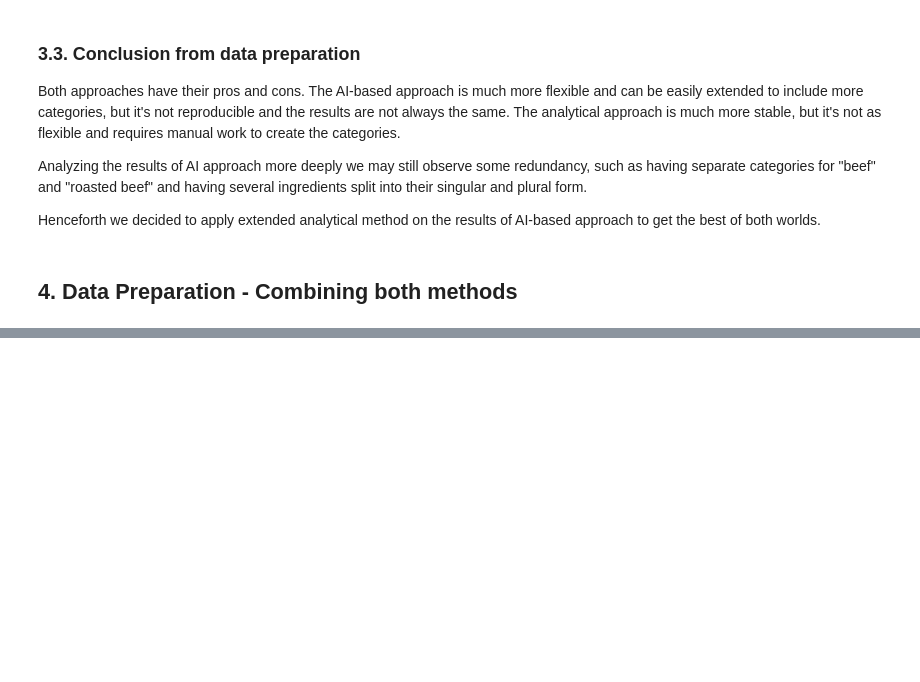
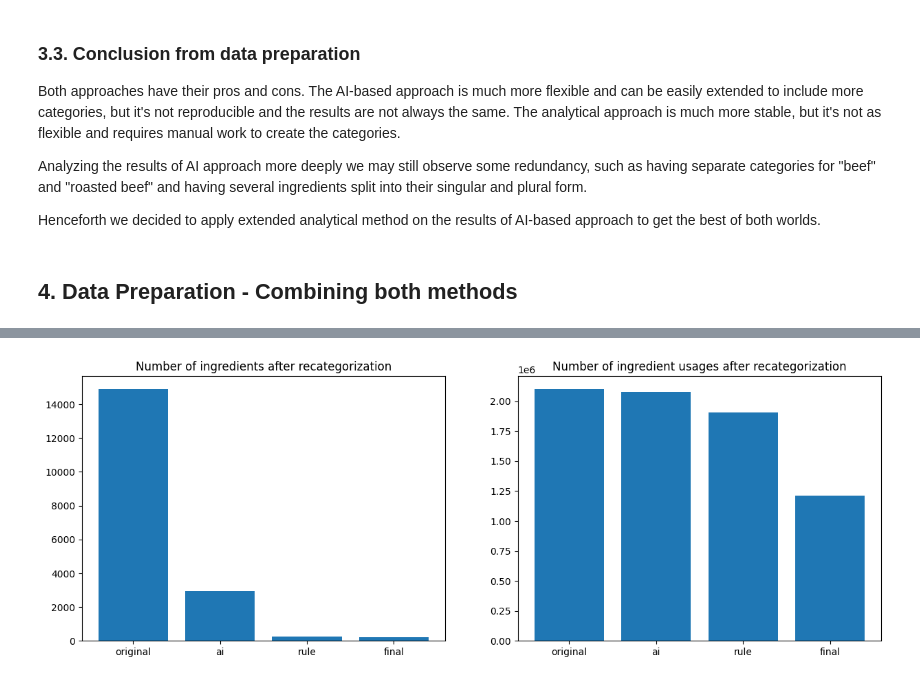
Before and after one commit to Tremirre/EaT-PIM-Revised, a Jupyter notebook: report.ipynb, the cells around one changed output, grey strips where cells are left out. Cells and saved outputs as stored; diff of their text form; code cells hidden in the pictures; blank space fills up the shorter version.

```diff
--- a/report.ipynb
+++ b/report.ipynb
@@ -660,0 +719,25 @@ Henceforth we decided to apply extended analytical method on the results of AI-b
+# %%
+categories_reduction = {
+    "original": len(ingredient_counts),
+    "ai": len(ingredient_recounts),
+    "rule": len(ingredient_rule_recounts),
+    "final": len(ingredient_final_recounts)
+}
+
+usage_reduction = {
+    "original": sum(ingredient_counts.values()),
+    "ai": sum(ingredient_recounts.values()),
+    "rule": sum(ingredient_rule_recounts.values()),
+    "final": sum(ingredient_final_recounts.values())
+}
+
+fig, axs = plt.subplots(1, 2, figsize=(15, 5))
+
+axs[0].bar(categories_reduction.keys(), categories_reduction.values())
+axs[0].set_title("Number of ingredients after recategorization")
+
+axs[1].bar(usage_reduction.keys(), usage_reduction.values())
+axs[1].set_title("Number of ingredient usages after recategorization")
+plt.show()
+# %% [output]
+[figure, added]
```
Also changed, not shown: parts of 17 cells of this notebook, 2 other files.
